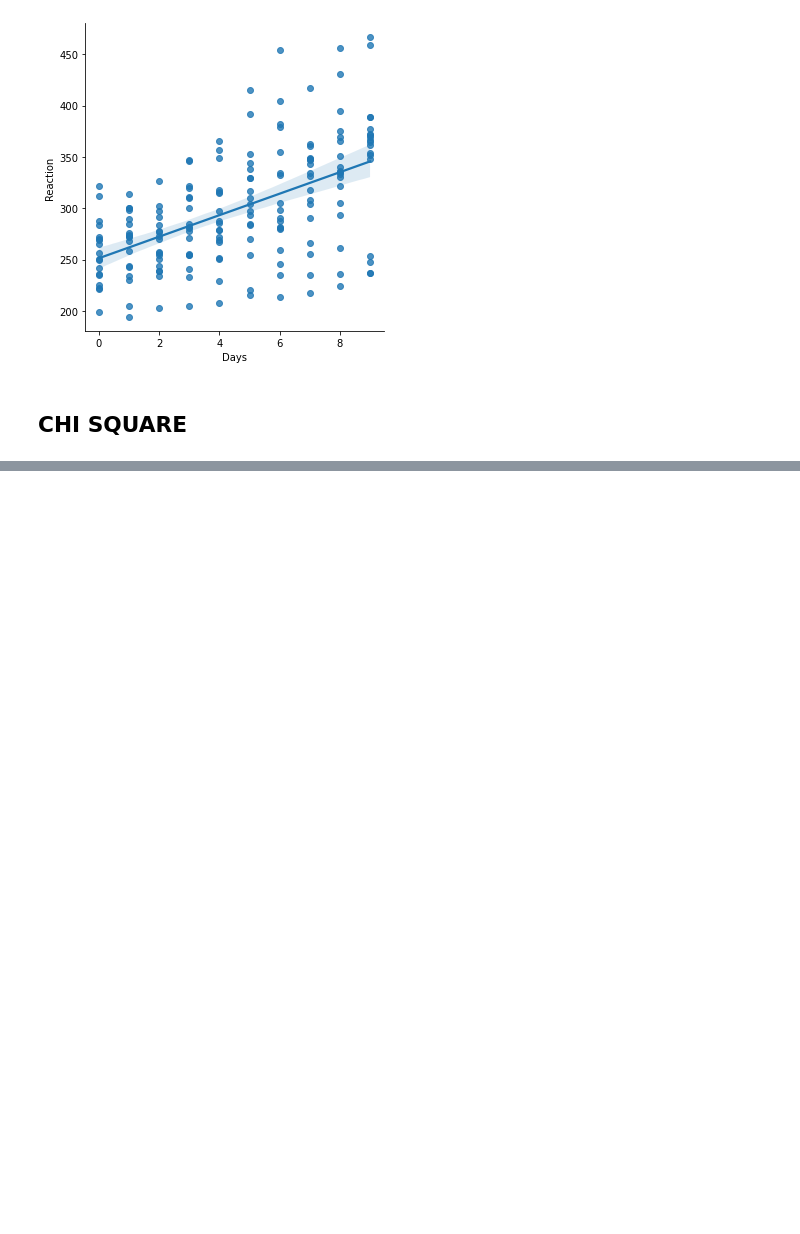
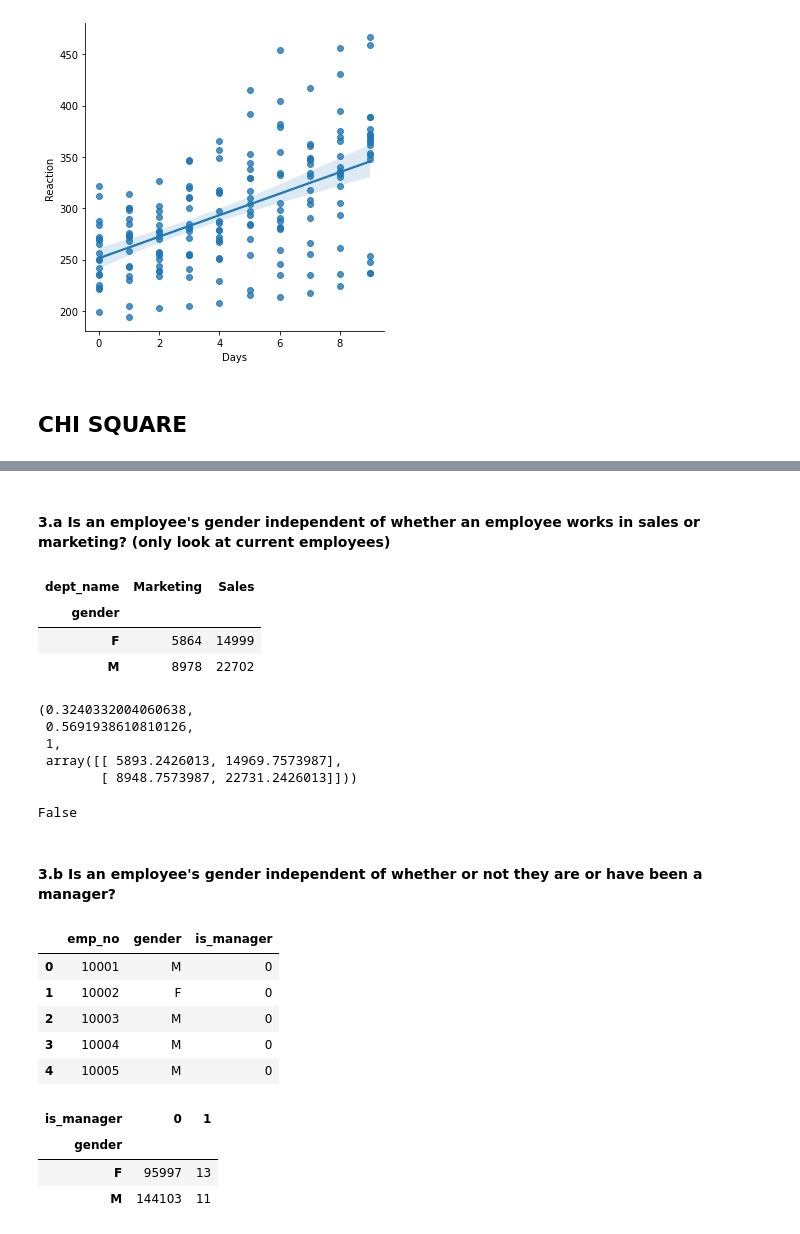
Before and after one commit to morgancross2/statistics-exercises, a Jupyter notebook: hypothesis_testing.ipynb, the cells around one changed output, grey strips where cells are left out. Cells and saved outputs as stored; diff of their text form; code cells hidden in the pictures; blank space fills up the shorter version.

```diff
--- a/hypothesis_testing.ipynb
+++ b/hypothesis_testing.ipynb
@@ -523,0 +648,2 @@ plt.show()
+# %% [markdown]
+#### 3.a Is an employee's gender independent of whether an employee works in sales or marketing? (only look at current employees)
@@ -523,0 +655,21 @@ plt.show()
+# %%
+o = pd.crosstab(df2.gender, df2.dept_name)
+o
+# %% [output]
+| dept_name | Marketing | Sales |
+| gender |  |  |
+| F | 5864 | 14999 |
+| M | 8978 | 22702 |
+# %%
+chi2, pval, degf, expected = stats.chi2_contingency(o)
+chi2, pval, degf, expected
+# %% [output]
+(0.3240332004060638,
+ 0.5691938610810126,
+ 1,
+ array([[ 5893.2426013, 14969.7573987],
+        [ 8948.7573987, 22731.2426013]]))
+# %%
+pval < α
+# %% [output]
+False
@@ -523,0 +678,2 @@ plt.show()
+# %% [markdown]
+#### 3.b Is an employee's gender independent of whether or not they are or have been a manager?
@@ -523,0 +683,31 @@ plt.show()
+# %%
+query = '''
+        SELECT employees.emp_no,
+        gender,
+        IF (employees.emp_no in (SELECT emp_no FROM dept_manager), True, False) AS is_manager
+        FROM employees
+        LEFT JOIN dept_emp USING (emp_no)
+        LEFT JOIN dept_manager USING (emp_no)
+        WHERE dept_emp.to_date > CURDATE();
+'''
+# %%
+schema = 'employees'
+conn = f'mysql+pymysql://{env.user}:{env.password}@{env.host}/{schema}'
+df = pd.read_sql(query, conn)
+# %%
+df.head()
+# %% [output]
+|  | emp_no | gender | is_manager |
+| 0 | 10001 | M | 0 |
+| 1 | 10002 | F | 0 |
+| 2 | 10003 | M | 0 |
+| 3 | 10004 | M | 0 |
+| 4 | 10005 | M | 0 |
+# %%
+o = pd.crosstab(df.gender, df.is_manager)
+o
+# %% [output]
+| is_manager | 0 | 1 |
+| gender |  |  |
+| F | 95997 | 13 |
+| M | 144103 | 11 |
```
Also changed, not shown: parts of 28 cells of this notebook.
